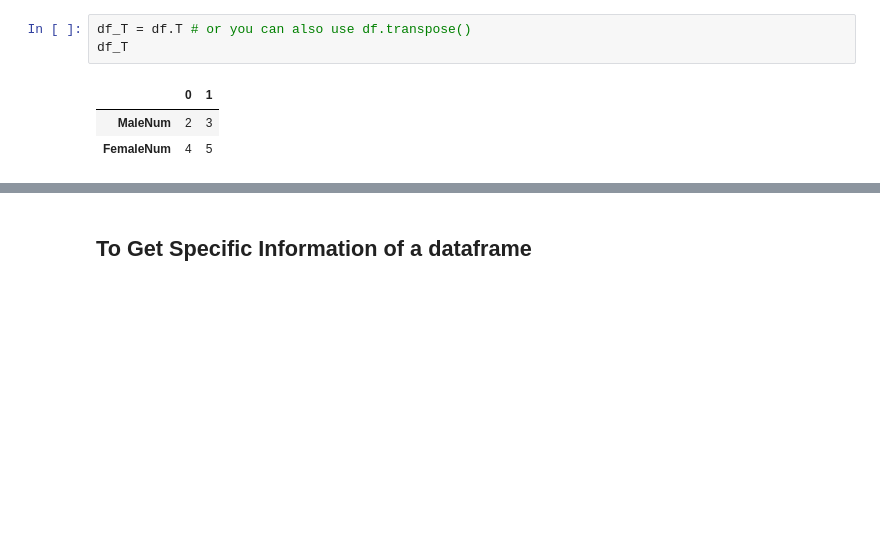
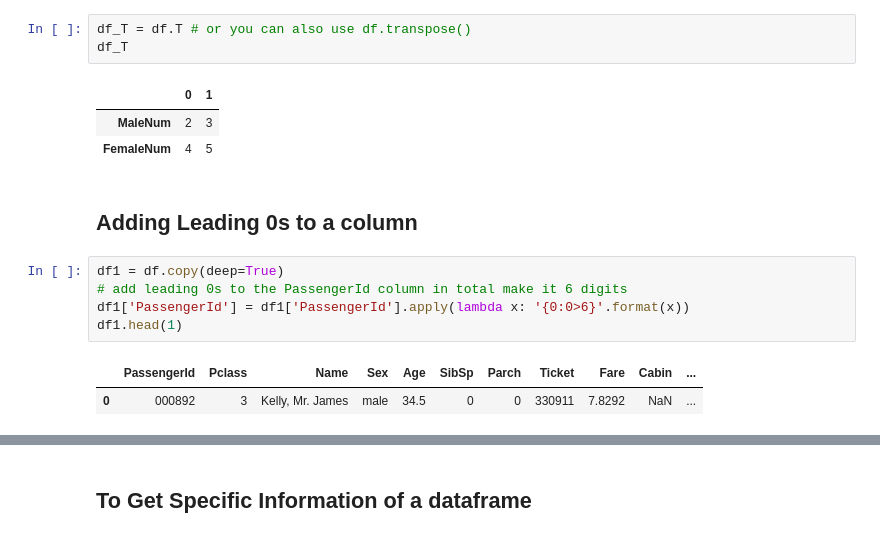
Before and after one commit to cjyi31/Basic-Python-Training, a Jupyter notebook: notebooks/02 Basic Data Cleaning and Manipulation (with Pandas Package).ipynb, the cells around one changed output, grey strips where cells are left out. Cells and saved outputs as stored; diff of their text form; blank space fills up the shorter version.

Commit message:
Added leading 0, Random Sampling, If then. Create Basic Python Code.

```diff
--- a/notebooks/02 Basic Data Cleaning and Manipulation (with Pandas Package).ipynb
+++ b/notebooks/02 Basic Data Cleaning and Manipulation (with Pandas Package).ipynb
@@ -419,3 +433,13 @@ df_T
 |  | 0 | 1 |
 | MaleNum | 2 | 3 |
 | FemaleNum | 4 | 5 |
+# %% [markdown]
+## Adding Leading 0s to a column
+# %%
+df1 = df.copy(deep=True)
+# add leading 0s to the PassengerId column in total make it 6 digits
+df1['PassengerId'] = df1['PassengerId'].apply(lambda x: '{0:0>6}'.format(x))
+df1.head(1)
+# %% [output]
+|  | PassengerId | Pclass | Name | Sex | Age | SibSp | Parch | Ticket | Fare | Cabin | ... |
+| 0 | 000892 | 3 | Kelly, Mr. James | male | 34.5 | 0 | 0 | 330911 | 7.8292 | NaN | ... |
```
Also changed, not shown: parts of 18 cells of this notebook, 1 other file.
